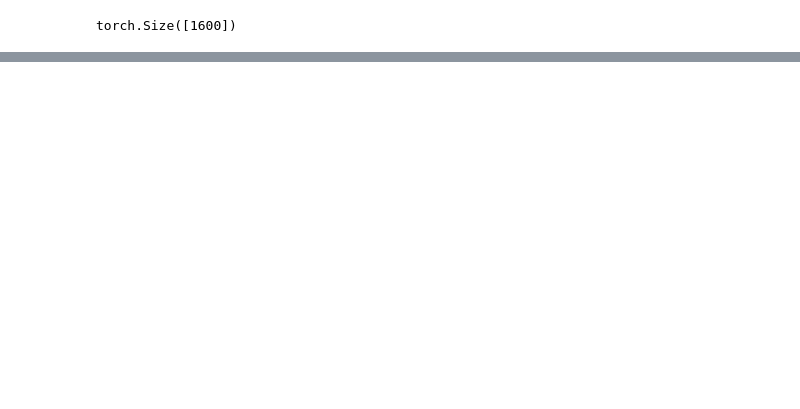
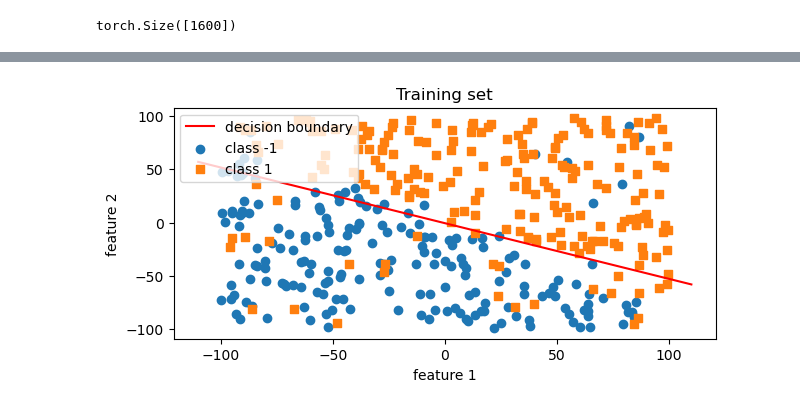
Before and after one commit to ChanglinWu/guide_ml2dl, a Jupyter notebook: perceptron_pro.ipynb, the cells around one changed output, grey strips where cells are left out. Cells and saved outputs as stored; diff of their text form; code cells hidden in the pictures; blank space fills up the shorter version.

```diff
--- a/perceptron_pro.ipynb
+++ b/perceptron_pro.ipynb
@@ -197,0 +203,25 @@ accuracy on test set: 0.8975
+# %%
+w = ppn.weights.cpu()
+
+x0_min = -110
+x1_min = ( (-(w[1] * x0_min) - w[0])
+          / w[2] )
+
+x0_max = 110
+x1_max = ( (-(w[1] * x0_max) - w[0])
+          / w[2] )
+
+fig, ax = plt.subplots( figsize=(7, 3))
+
+ax.plot([x0_min, x0_max], [x1_min, x1_max], c='r', label='decision boundary')
+
+
+plt.scatter(X_test.cpu()[y_test.cpu()==-1, 1], X_test.cpu()[y_test.cpu()==-1, 2], label='class -1', marker='o')
+plt.scatter(X_test.cpu()[y_test.cpu()==1, 1], X_test.cpu()[y_test.cpu()==1, 2], label='class 1', marker='s')
+plt.title('Training set')
+plt.xlabel('feature 1')
+plt.ylabel('feature 2')
+plt.legend()
+plt.show()
+# %% [output]
+[figure, added]
```
Also changed, not shown: parts of 5 cells of this notebook, 1 other file.
